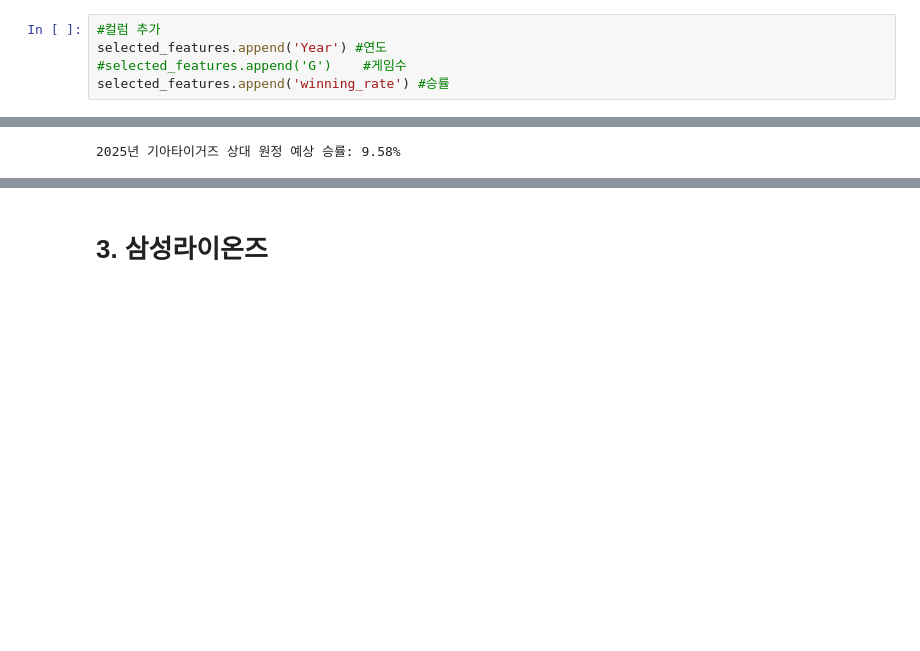
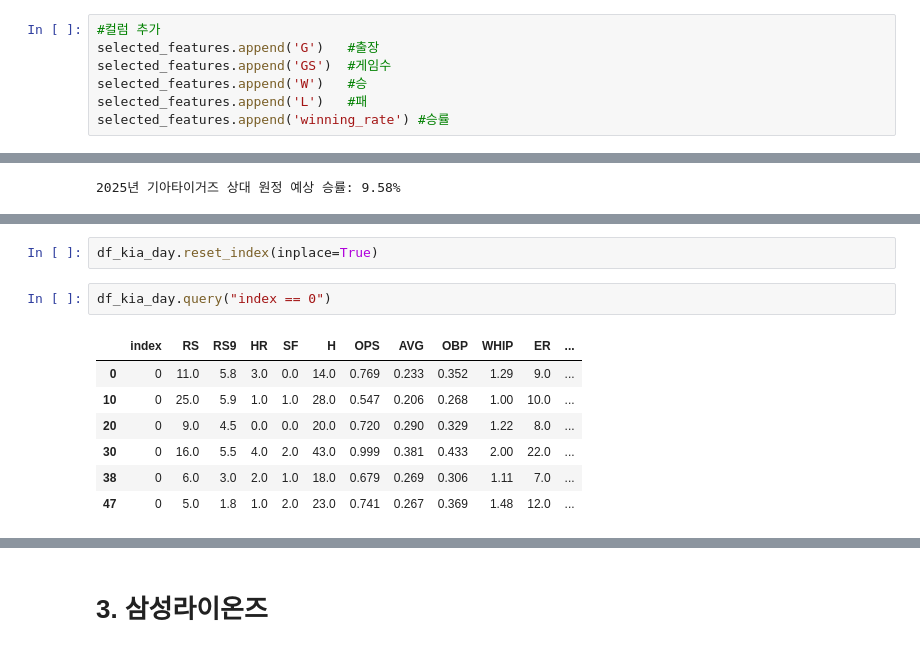
Before and after one commit to IAMKIMEUNSEO/predict2025_kbo_lgtwins_winning_rate, a Jupyter notebook: lgtwins.ipynb, the cells around one changed output, grey strips where cells are left out. Cells and saved outputs as stored; diff of their text form; blank space fills up the shorter version.

```diff
--- a/lgtwins.ipynb
+++ b/lgtwins.ipynb
@@ -464,7 +517,9 @@ plt.show()
 # %%
 #컬럼 추가
-selected_features.append('Year') #연도
-#selected_features.append('G')    #게임수
+selected_features.append('G')   #출장
+selected_features.append('GS')  #게임수
+selected_features.append('W')   #승
+selected_features.append('L')   #패
 selected_features.append('winning_rate') #승률
 # %%
 selected_features
@@ -652,0 +883,12 @@ print(f"2025년 기아타이거즈 상대 원정 예상 승률: {predicted_kiaA:
+# %%
+df_kia_day.reset_index(inplace=True)
+# %%
+df_kia_day.query("index == 0")
+# %% [output]
+|  | index | RS | RS9 | HR | SF | H | OPS | AVG | OBP | WHIP | ER | ... |
+| 0 | 0 | 11.0 | 5.8 | 3.0 | 0.0 | 14.0 | 0.769 | 0.233 | 0.352 | 1.29 | 9.0 | ... |
+| 10 | 0 | 25.0 | 5.9 | 1.0 | 1.0 | 28.0 | 0.547 | 0.206 | 0.268 | 1.00 | 10.0 | ... |
+| 20 | 0 | 9.0 | 4.5 | 0.0 | 0.0 | 20.0 | 0.720 | 0.290 | 0.329 | 1.22 | 8.0 | ... |
+| 30 | 0 | 16.0 | 5.5 | 4.0 | 2.0 | 43.0 | 0.999 | 0.381 | 0.433 | 2.00 | 22.0 | ... |
+| 38 | 0 | 6.0 | 3.0 | 2.0 | 1.0 | 18.0 | 0.679 | 0.269 | 0.306 | 1.11 | 7.0 | ... |
+| 47 | 0 | 5.0 | 1.8 | 1.0 | 2.0 | 23.0 | 0.741 | 0.267 | 0.369 | 1.48 | 12.0 | ... |
```
Also changed, not shown: parts of 23 cells of this notebook.
